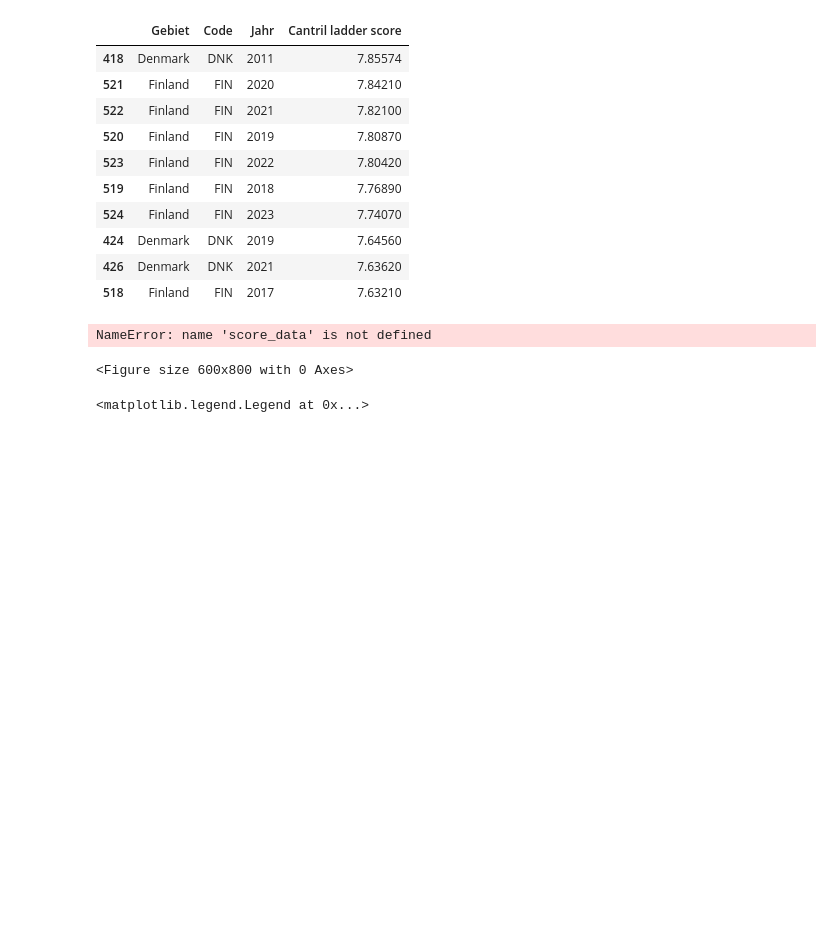
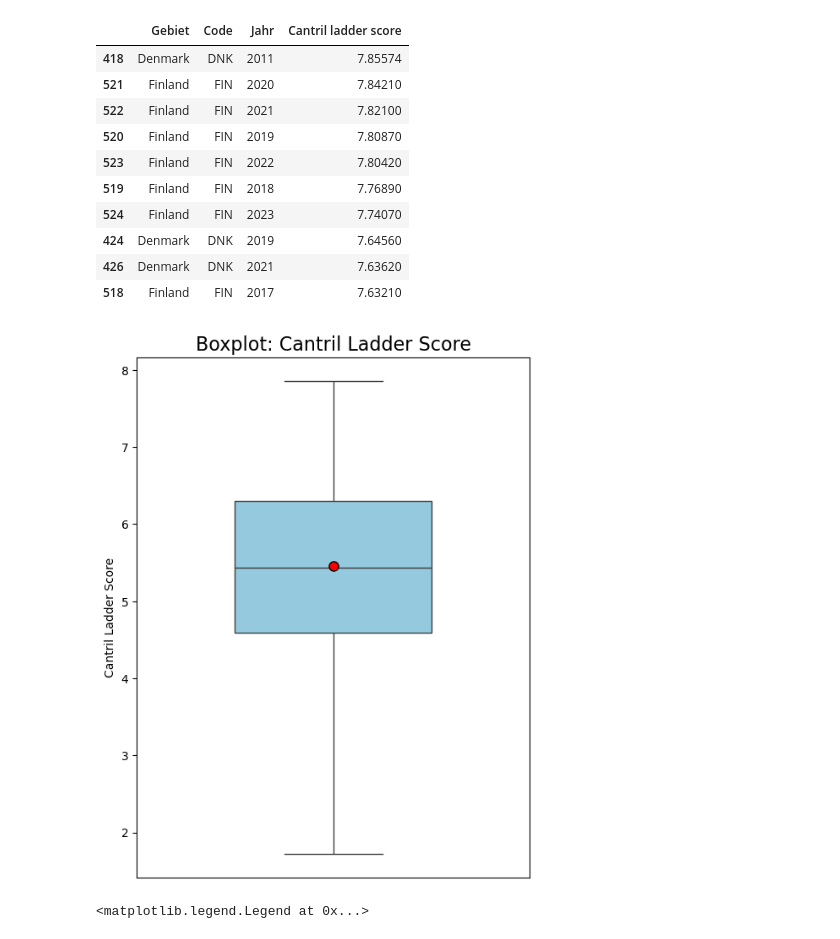
Before and after one commit to Elena-avk/elena, a Jupyter notebook: LN_Python_Elena_Yasemin.ipynb, the cells around one changed output. Drawn from its saved outputs; the diff is of its cells as text; code cells hidden in the pictures; blank space fills up the shorter version.

```diff
--- a/LN_Python_Elena_Yasemin.ipynb
+++ b/LN_Python_Elena_Yasemin.ipynb
@@ -247,18 +266,18 @@ df.sort_values(by='Cantril ladder score', ascending=False).head(10)
 | 424 | Denmark | DNK | 2019 | 7.64560 |
 | 426 | Denmark | DNK | 2021 | 7.63620 |
 | 518 | Finland | FIN | 2017 | 7.63210 |
-# %%
-plt.figure(figsize=(6, 8))
-sns.boxplot(data=[score_data],width=0.5,color="skyblue",showmeans=True,meanprops={"marker": "o", "markerfacecolor": "red", "markeredgecolor": "black", "markersize": 8},whis=[0, 100] )
-
-plt.title("Boxplot: Cantril Ladder Score", fontsize=16)
-plt.ylabel("Cantril Ladder Score")
-plt.xticks([])
-
-plt.show()
-# %% [output]
-NameError: name 'score_data' is not defined
-<Figure size 600x800 with 0 Axes>
+# %%
+score_data = df['Cantril ladder score'].dropna()
+plt.figure(figsize=(6, 8))
+sns.boxplot(data=[score_data],width=0.5,color="skyblue",showmeans=True,meanprops={"marker": "o", "markerfacecolor": "red", "markeredgecolor": "black", "markersize": 8},whis=[0, 100] )
+
+plt.title("Boxplot: Cantril Ladder Score", fontsize=16)
+plt.ylabel("Cantril Ladder Score")
+plt.xticks([])
+
+plt.show()
+# %% [output]
+[figure, added]
 # %%
 
 g = df['Cantril ladder score'].plot(kind='hist', bins=20, title='Histogramm Cantril ladder score',
```
Also changed, not shown: parts of 11 cells of this notebook.
